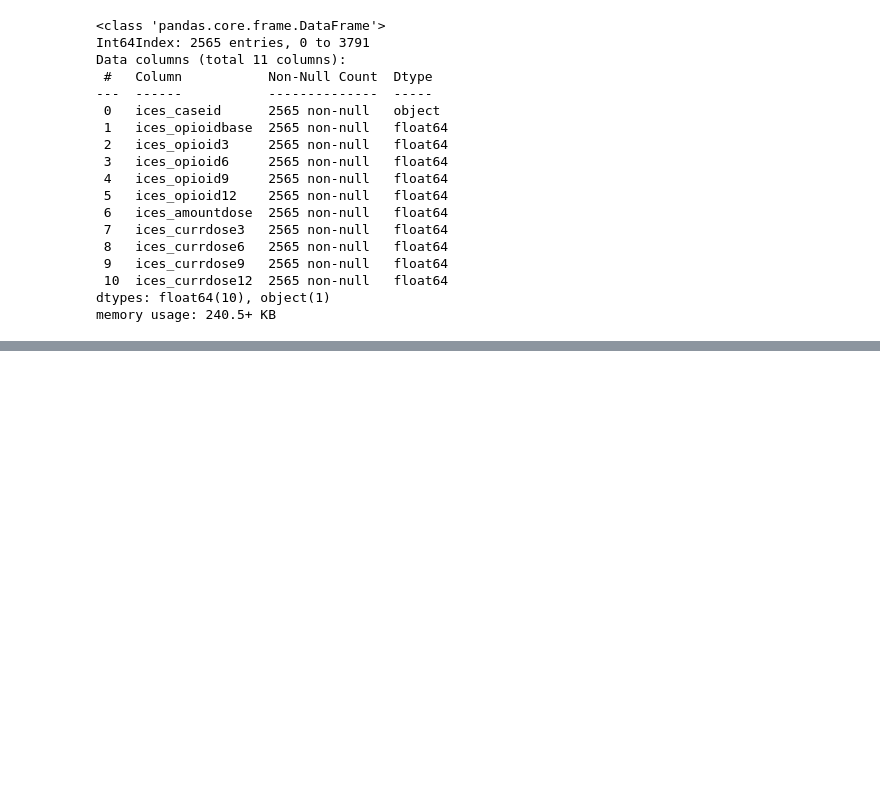
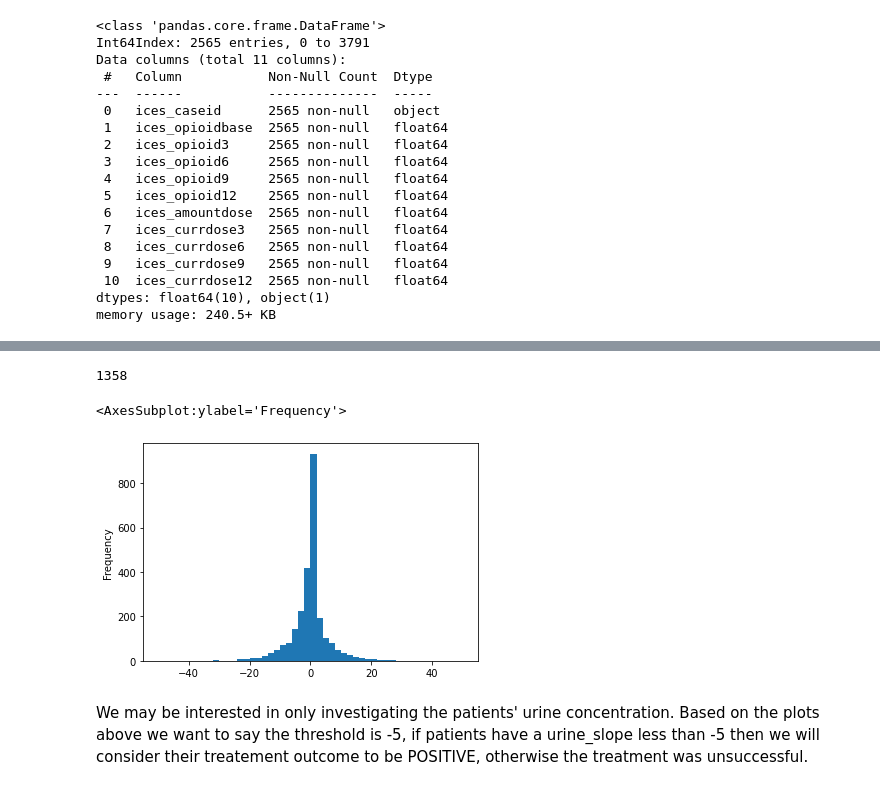
Before and after one commit to McMasterAI/POST_study_Project, a Jupyter notebook: notebooks/Cleaning and Labeling.ipynb, the cells around one changed output, grey strips where cells are left out. Saved outputs shown, nothing was run; the diff lists cells and outputs as text; code cells hidden in the pictures; blank space fills up the shorter version.

```diff
--- a/notebooks/Cleaning and Labeling.ipynb
+++ b/notebooks/Cleaning and Labeling.ipynb
@@ -255,0 +251,11 @@ df_clean.dosage_slope.plot(kind='hist',bins=100)
+# %%
+sum(df_clean.urine_slope<=-5)
+# %% [output]
+1358
+# %%
+df_clean.dosage_slope.plot(kind='hist',bins=50, range=(-50,50))
+# %% [output]
+<AxesSubplot:ylabel='Frequency'>
+[figure, added]
+# %% [markdown]
+We may be interested in only investigating the patients' urine concentration. Based on the plots above we want to say the threshold is -5, if patients have a urine_slope less than -5 then we will consider their treatement outcome to be POSITIVE, otherwise the treatment was unsuccessful.
```
Also changed, not shown: parts of 13 cells of this notebook.
